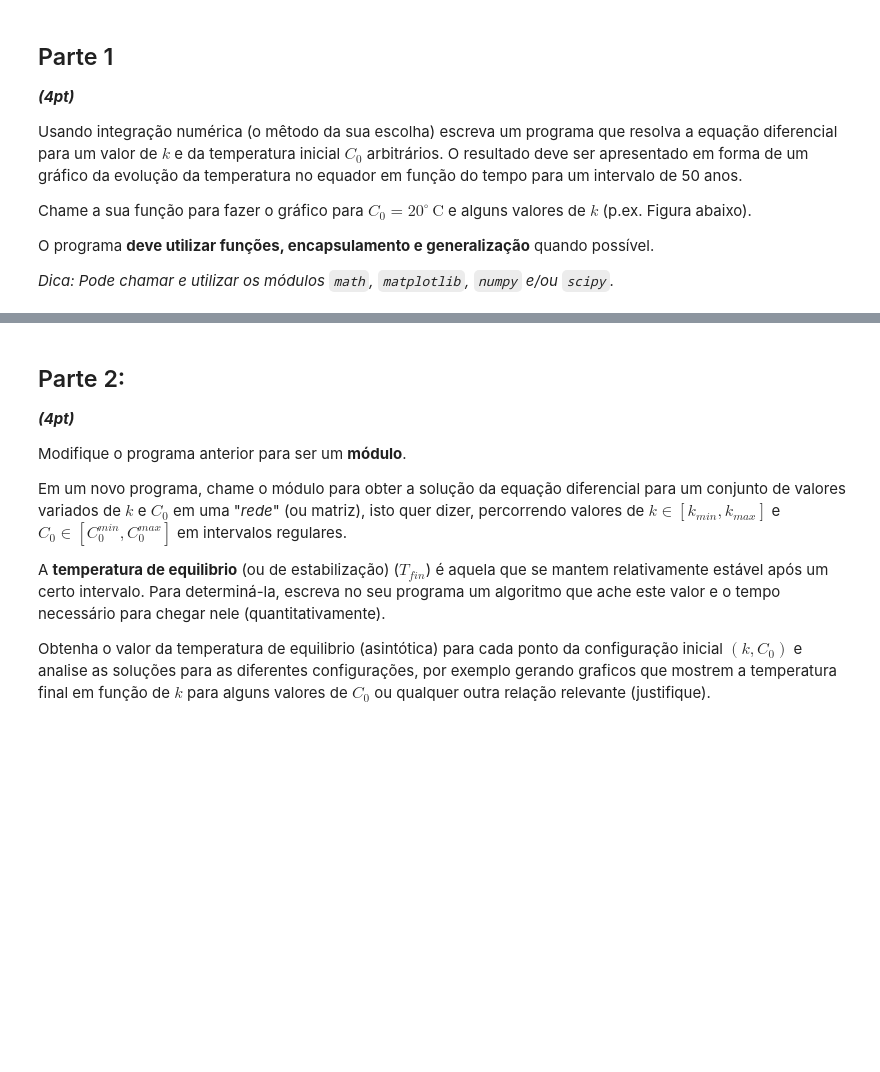
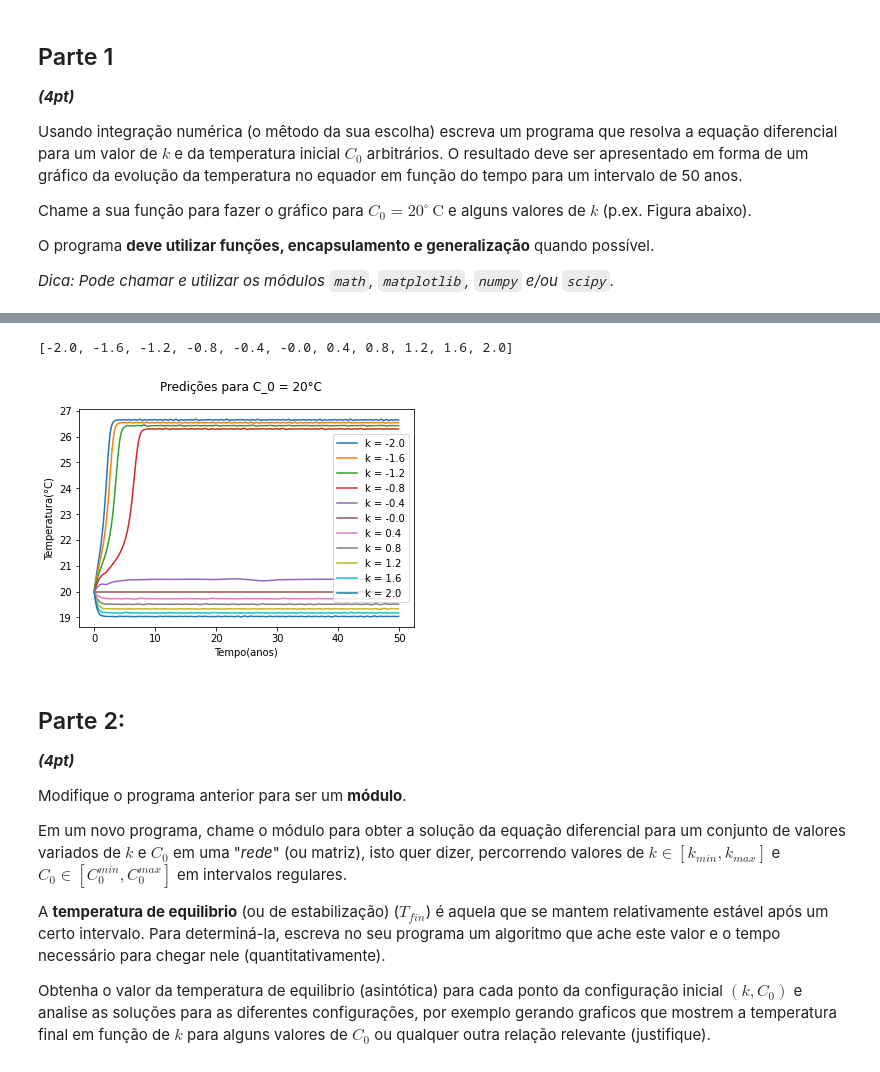
Before and after one commit to phmouras/Python-Projects-and-Exercises, a Jupyter notebook: aulas_2021-1/Projeto1_IntroPythonUERJ.ipynb, the cells around one changed output, grey strips where cells are left out. Cells and saved outputs as stored; diff of their text form; code cells hidden in the pictures; blank space fills up the shorter version.

```diff
--- a/aulas_2021-1/Projeto1_IntroPythonUERJ.ipynb
+++ b/aulas_2021-1/Projeto1_IntroPythonUERJ.ipynb
@@ -100,3 +32,27 @@ print(k)
+# %%
+import matplotlib.pyplot as plt
+import numpy as np
+from scipy.integrate import solve_ivp
+
+def func(t, y, k):
+  return 1/10 * (y - 20)*(22 - y)*(y - 26) - k
+
+y0 = [20]
+t = [i for i in np.arange(0,50,0.1)]
+k = np.round(np.arange(-2, 2.4, 0.4), decimals=2).tolist()
+results = [solve_ivp(func, [0,50], y0, args=(v,), t_eval=t) for v in k]
+for e, f in zip(results, k):
+    plt.plot(e.t, e.y[0], label = f'k = {f}')
+
+print(k)
+plt.suptitle('Predições para C_0 = 20°C')
+plt.xlabel('Tempo(anos)')
+plt.ylabel('Temperatura(°C)')
+plt.legend()
+plt.show()
+# %% [output]
+[-2.0, -1.6, -1.2, -0.8, -0.4, -0.0, 0.4, 0.8, 1.2, 1.6, 2.0]
+[figure, added]
 # %% [markdown]
 ## Parte 2:
 ***(4pt)***
```
Also changed, not shown: parts of 2 cells of this notebook.
